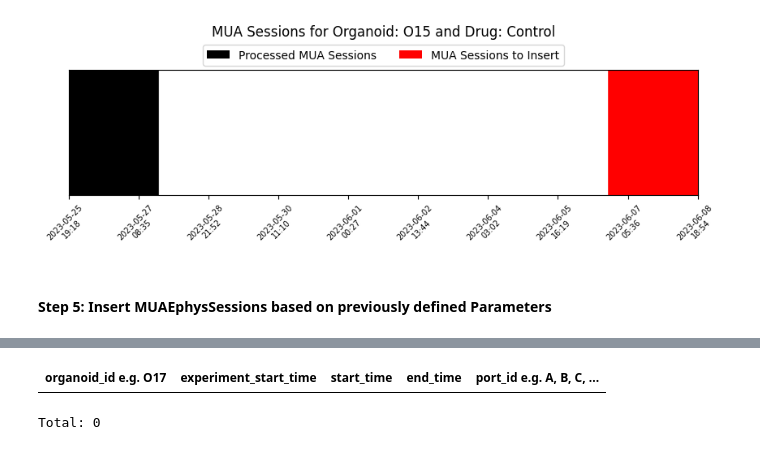
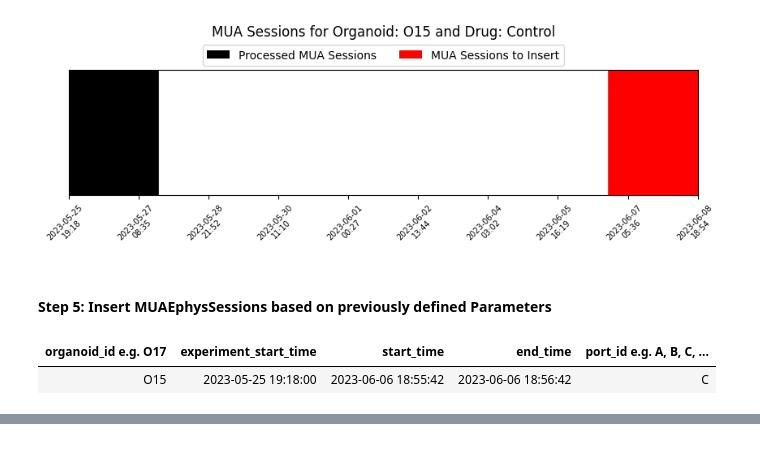
Before and after one commit to judewerth/utah_organoids, a Jupyter notebook: notebooks/CREATE_new_MUA_session.ipynb, the cells around one changed output, grey strips where cells are left out. Saved outputs shown, nothing was run; the diff lists cells and outputs as text; code cells hidden in the pictures.

```diff
--- a/notebooks/CREATE_new_MUA_session.ipynb
+++ b/notebooks/CREATE_new_MUA_session.ipynb
@@ -186,11 +233,18 @@ plt.show()
 # %%
+# get port_id (needed for insert)
+port_id = set((ephys.EphysSessionProbe & exp_key).fetch("port_id"))
+
 mua_key_list = [
     {
         **exp_key,
         "start_time": start_time,
+        "end_time": start_time + timedelta(minutes=1),
+        "port_id": port_id,
     }
     for start_time in insert_file_times
 ]
 
 mua.MUAEphysSession & mua_key_list
 # %% [output]
+| organoid_id e.g. O17 | experiment_start_time | start_time | end_time | port_id e.g. A, B, C, ... |
+| O15 | 2023-05-25 19:18:00 | 2023-06-06 18:55:42 | 2023-06-06 18:56:42 | C |
@@ -198,3 +252 @@ mua.MUAEphysSession & mua_key_list
-| organoid_id e.g. O17 | experiment_start_time | start_time | end_time | port_id e.g. A, B, C, ... |
-Total: 0
 # %%
```
Also changed, not shown: parts of 11 cells of this notebook.
